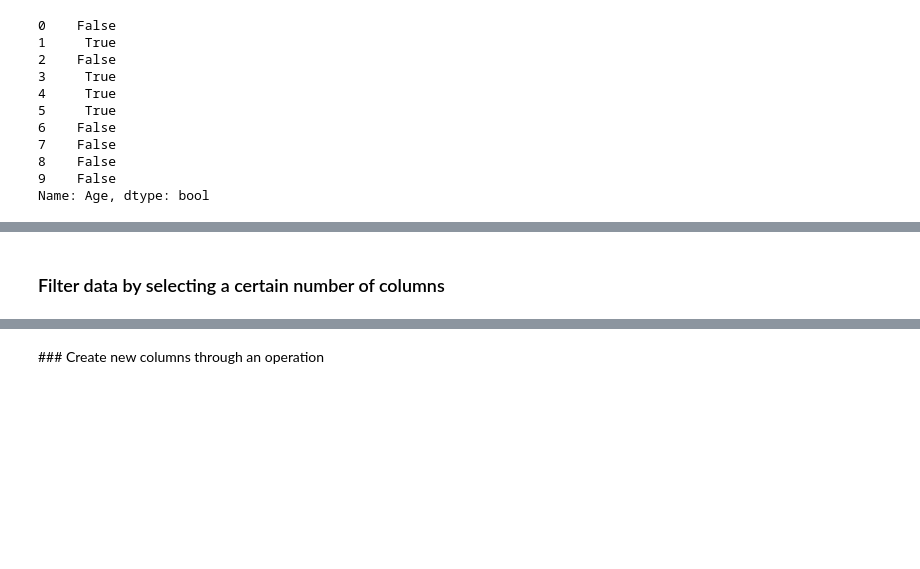
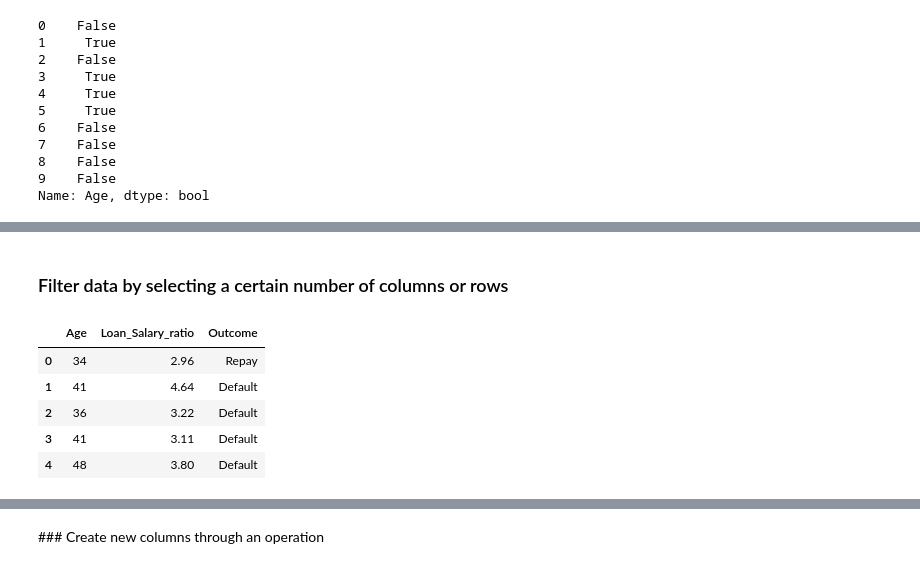
Before and after one commit to pepebonet/Introduction_Python, a Jupyter notebook: scripts/Introduction_to_Pandas.ipynb, the cells around one changed output, grey strips where cells are left out. Drawn from its saved outputs; the diff is of its cells as text; code cells hidden in the pictures; blank space fills up the shorter version.

```diff
--- a/scripts/Introduction_to_Pandas.ipynb
+++ b/scripts/Introduction_to_Pandas.ipynb
@@ -190,2 +186,12 @@ df_age_40.head()
 # %% [markdown]
-### Filter data by selecting a certain number of columns
+### Filter data by selecting a certain number of columns or rows
+# %%
+new_df = df[['Age', 'Loan_Salary_ratio', 'Outcome']]
+new_df.head()
+# %% [output]
+|  | Age | Loan_Salary_ratio | Outcome |
+| 0 | 34 | 2.96 | Repay |
+| 1 | 41 | 4.64 | Default |
+| 2 | 36 | 3.22 | Default |
+| 3 | 41 | 3.11 | Default |
+| 4 | 48 | 3.80 | Default |
```
Also changed, not shown: parts of 26 cells of this notebook.
